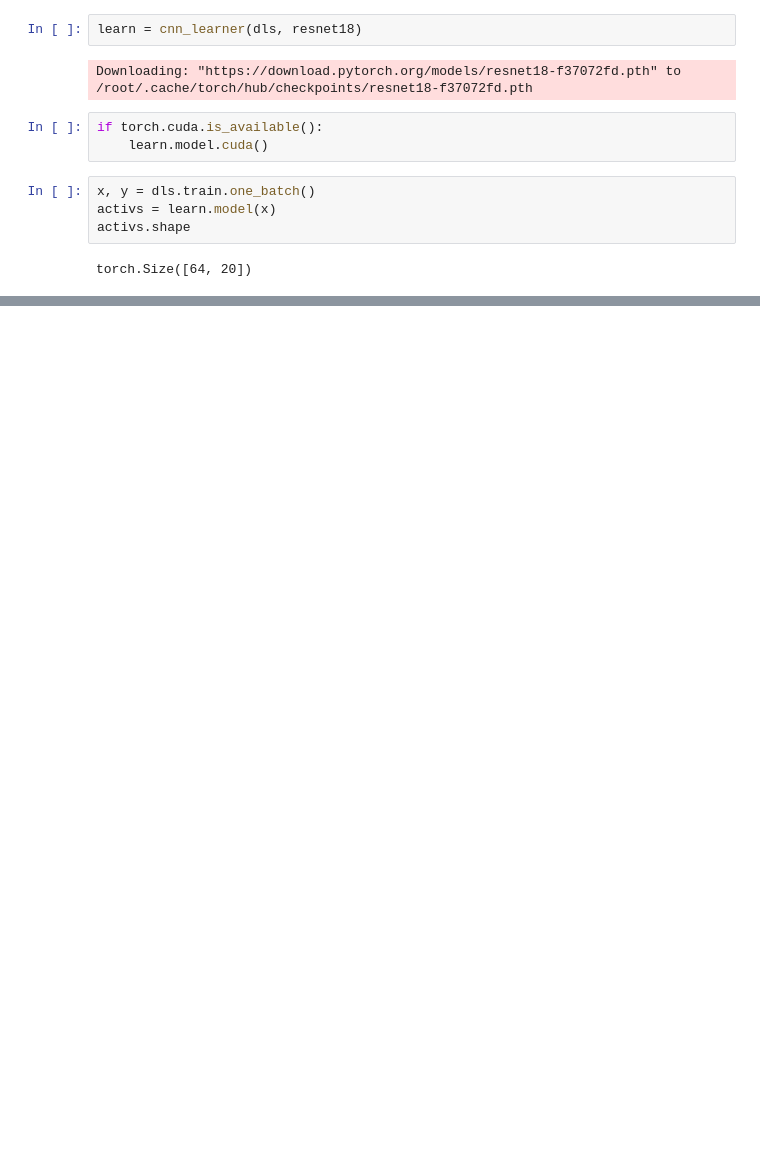
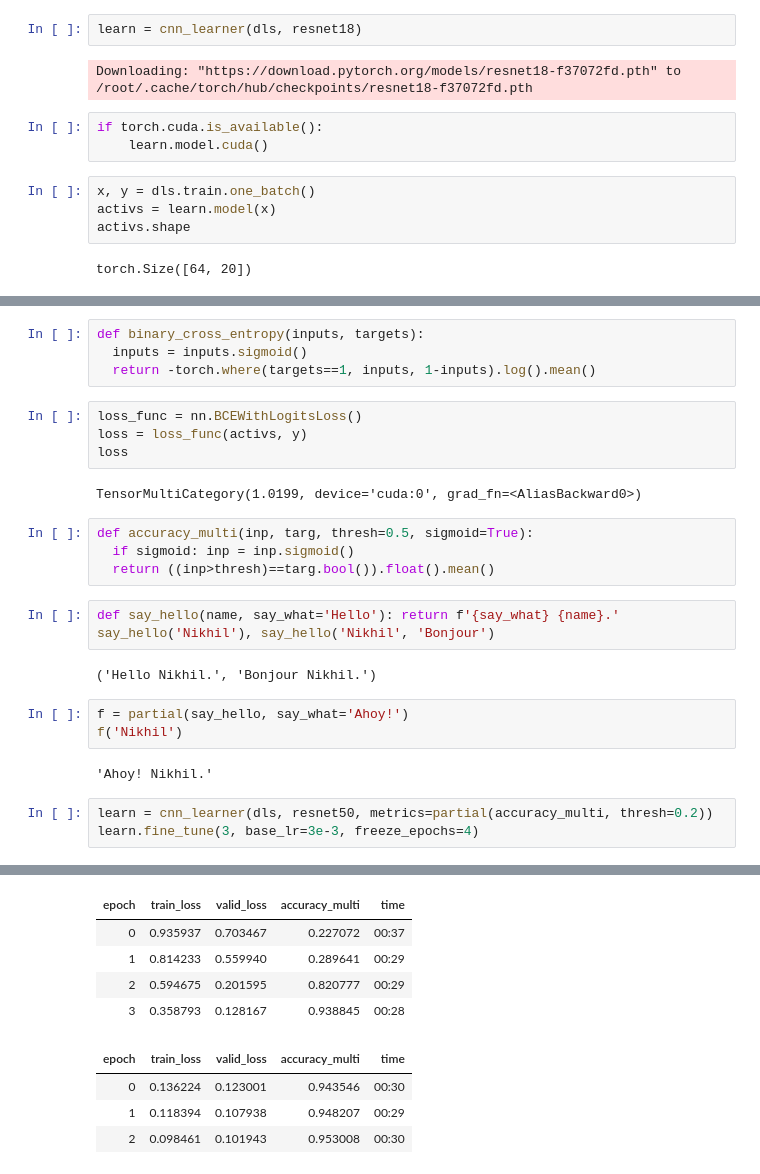
Before and after one commit to satani99/practical_deep_learning_for_coders, a Jupyter notebook: fast_ai_6.ipynb, the cells around one changed output, grey strips where cells are left out. Saved outputs shown, nothing was run; the diff lists cells and outputs as text; blank space fills up the shorter version.

```diff
--- a/fast_ai_6.ipynb
+++ b/fast_ai_6.ipynb
@@ -146,0 +154,28 @@ torch.Size([64, 20])
+# %%
+def binary_cross_entropy(inputs, targets):
+  inputs = inputs.sigmoid()
+  return -torch.where(targets==1, inputs, 1-inputs).log().mean()
+# %%
+loss_func = nn.BCEWithLogitsLoss()
+loss = loss_func(activs, y)
+loss
+# %% [output]
+TensorMultiCategory(1.0199, device='cuda:0', grad_fn=<AliasBackward0>)
+# %%
+def accuracy_multi(inp, targ, thresh=0.5, sigmoid=True):
+  if sigmoid: inp = inp.sigmoid()
+  return ((inp>thresh)==targ.bool()).float().mean()
+# %%
+def say_hello(name, say_what='Hello'): return f'{say_what} {name}.'
+say_hello('Nikhil'), say_hello('Nikhil', 'Bonjour')
+# %% [output]
+('Hello Nikhil.', 'Bonjour Nikhil.')
+# %%
+f = partial(say_hello, say_what='Ahoy!')
+f('Nikhil')
+# %% [output]
+'Ahoy! Nikhil.'
+# %%
+learn = cnn_learner(dls, resnet50, metrics=partial(accuracy_multi, thresh=0.2))
+learn.fine_tune(3, base_lr=3e-3, freeze_epochs=4)
+# %% [output]
@@ -146,0 +183,9 @@ torch.Size([64, 20])
+| epoch | train_loss | valid_loss | accuracy_multi | time |
+| 0 | 0.935937 | 0.703467 | 0.227072 | 00:37 |
+| 1 | 0.814233 | 0.559940 | 0.289641 | 00:29 |
+| 2 | 0.594675 | 0.201595 | 0.820777 | 00:29 |
+| 3 | 0.358793 | 0.128167 | 0.938845 | 00:28 |
+| epoch | train_loss | valid_loss | accuracy_multi | time |
+| 0 | 0.136224 | 0.123001 | 0.943546 | 00:30 |
+| 1 | 0.118394 | 0.107938 | 0.948207 | 00:29 |
+| 2 | 0.098461 | 0.101943 | 0.953008 | 00:30 |
```
Also changed, not shown: parts of 13 cells of this notebook.
